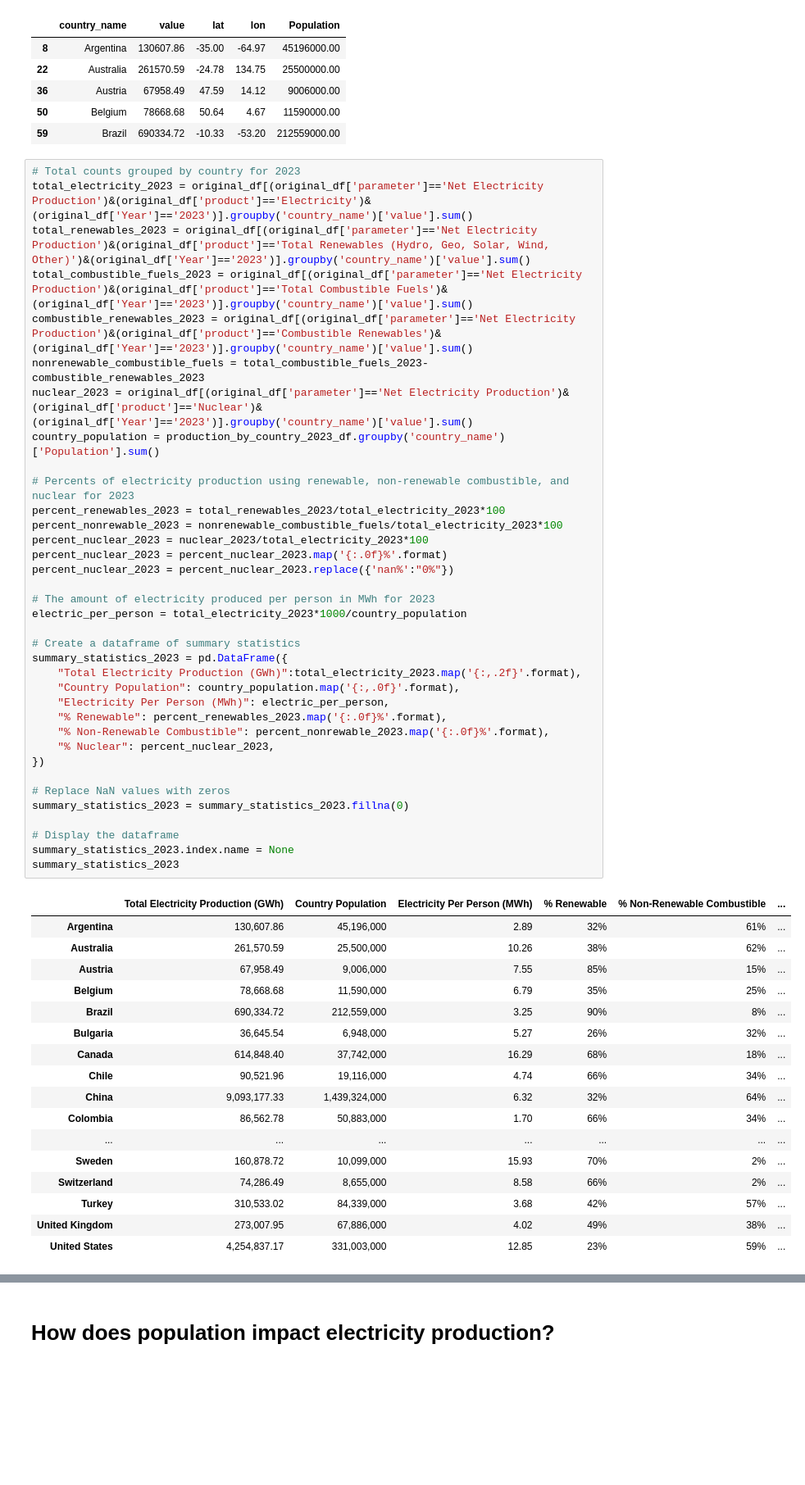
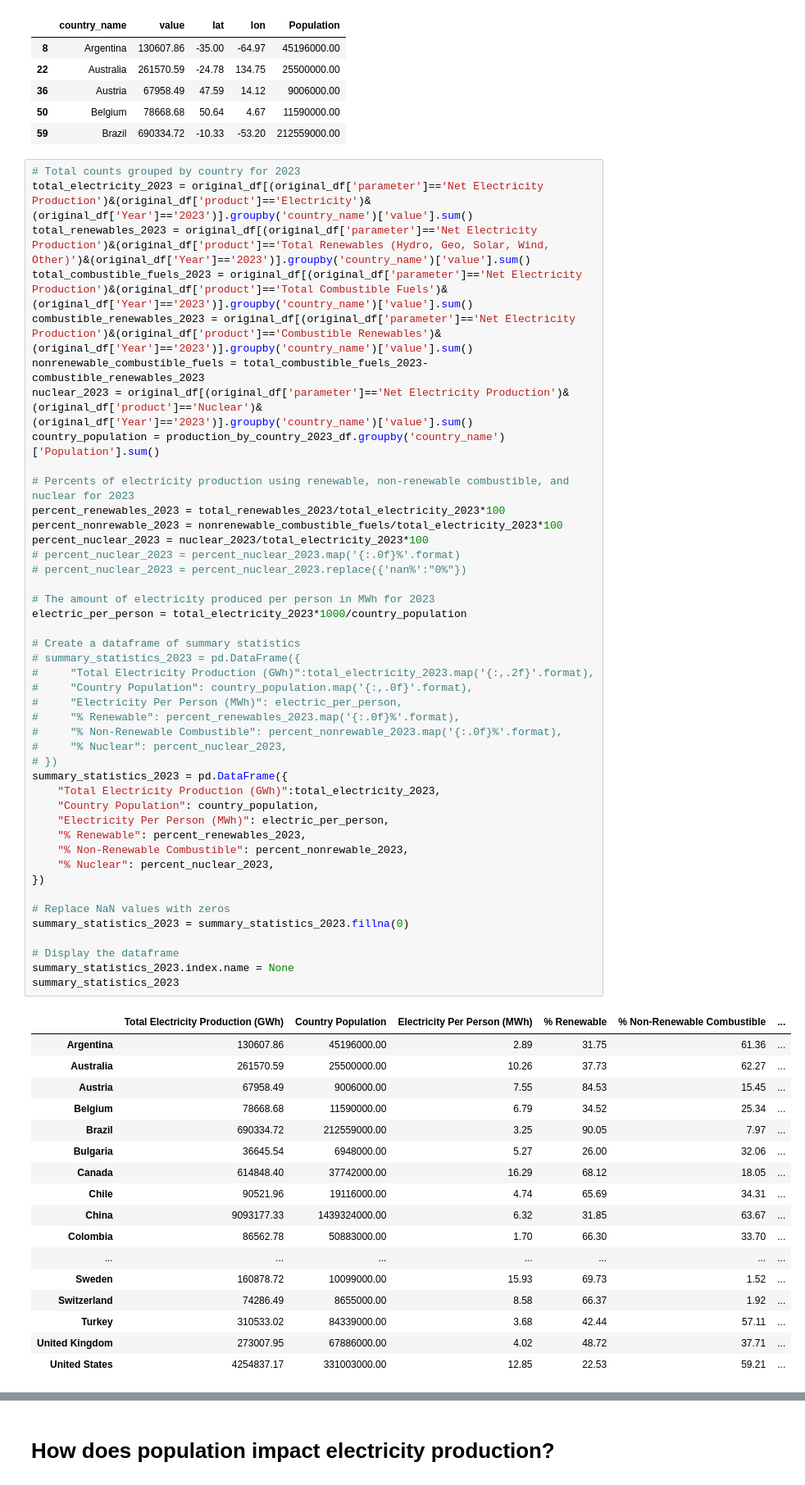
Before and after one commit to bburwinkel0721/Electric-Production, a Jupyter notebook: electricity_anaylsis.ipynb, the cells around one changed output, grey strips where cells are left out. Shown: that part at 82% size. Drawn from its saved outputs; the diff is of its cells as text; blank space fills up the shorter version.

```diff
--- a/electricity_anaylsis.ipynb
+++ b/electricity_anaylsis.ipynb
@@ -190,52 +190,60 @@ production_by_country_2023_df.head()
 total_electricity_2023 = original_df[(original_df['parameter']=='Net Electricity Production')&(original_df['product']=='Electricity')&(original_df['Year']=='2023')].groupby('country_name')['value'].sum()
 total_renewables_2023 = original_df[(original_df['parameter']=='Net Electricity Production')&(original_df['product']=='Total Renewables (Hydro, Geo, Solar, Wind, Other)')&(original_df['Year']=='2023')].groupby('country_name')['value'].sum()
 total_combustible_fuels_2023 = original_df[(original_df['parameter']=='Net Electricity Production')&(original_df['product']=='Total Combustible Fuels')&(original_df['Year']=='2023')].groupby('country_name')['value'].sum()
 combustible_renewables_2023 = original_df[(original_df['parameter']=='Net Electricity Production')&(original_df['product']=='Combustible Renewables')&(original_df['Year']=='2023')].groupby('country_name')['value'].sum()
 nonrenewable_combustible_fuels = total_combustible_fuels_2023-combustible_renewables_2023
 nuclear_2023 = original_df[(original_df['parameter']=='Net Electricity Production')&(original_df['product']=='Nuclear')&(original_df['Year']=='2023')].groupby('country_name')['value'].sum()
 country_population = production_by_country_2023_df.groupby('country_name')['Population'].sum()
 
 # Percents of electricity production using renewable, non-renewable combustible, and nuclear for 2023
 percent_renewables_2023 = total_renewables_2023/total_electricity_2023*100
 percent_nonrewable_2023 = nonrenewable_combustible_fuels/total_electricity_2023*100
 percent_nuclear_2023 = nuclear_2023/total_electricity_2023*100
-percent_nuclear_2023 = percent_nuclear_2023.map('{:.0f}%'.format)
-percent_nuclear_2023 = percent_nuclear_2023.replace({'nan%':"0%"})
+# percent_nuclear_2023 = percent_nuclear_2023.map('{:.0f}%'.format)
+# percent_nuclear_2023 = percent_nuclear_2023.replace({'nan%':"0%"})
 
 # The amount of electricity produced per person in MWh for 2023
 electric_per_person = total_electricity_2023*1000/country_population
 
 # Create a dataframe of summary statistics
+# summary_statistics_2023 = pd.DataFrame({
+#     "Total Electricity Production (GWh)":total_electricity_2023.map('{:,.2f}'.format),
+#     "Country Population": country_population.map('{:,.0f}'.format),
+#     "Electricity Per Person (MWh)": electric_per_person,
+#     "% Renewable": percent_renewables_2023.map('{:.0f}%'.format),
+#     "% Non-Renewable Combustible": percent_nonrewable_2023.map('{:.0f}%'.format),
+#     "% Nuclear": percent_nuclear_2023,
+# })
 summary_statistics_2023 = pd.DataFrame({
-    "Total Electricity Production (GWh)":total_electricity_2023.map('{:,.2f}'.format),
-    "Country Population": country_population.map('{:,.0f}'.format),
+    "Total Electricity Production (GWh)":total_electricity_2023,
+    "Country Population": country_population,
     "Electricity Per Person (MWh)": electric_per_person,
-    "% Renewable": percent_renewables_2023.map('{:.0f}%'.format),
-    "% Non-Renewable Combustible": percent_nonrewable_2023.map('{:.0f}%'.format),
+    "% Renewable": percent_renewables_2023,
+    "% Non-Renewable Combustible": percent_nonrewable_2023,
     "% Nuclear": percent_nuclear_2023,
 })
 
 # Replace NaN values with zeros
 summary_statistics_2023 = summary_statistics_2023.fillna(0)
 
 # Display the dataframe
 summary_statistics_2023.index.name = None
 summary_statistics_2023
 # %% [output]
 |  | Total Electricity Production (GWh) | Country Population | Electricity Per Person (MWh) | % Renewable | % Non-Renewable Combustible | ... |
-| Argentina | 130,607.86 | 45,196,000 | 2.89 | 32% | 61% | ... |
-| Australia | 261,570.59 | 25,500,000 | 10.26 | 38% | 62% | ... |
-| Austria | 67,958.49 | 9,006,000 | 7.55 | 85% | 15% | ... |
-| Belgium | 78,668.68 | 11,590,000 | 6.79 | 35% | 25% | ... |
-| Brazil | 690,334.72 | 212,559,000 | 3.25 | 90% | 8% | ... |
-| Bulgaria | 36,645.54 | 6,948,000 | 5.27 | 26% | 32% | ... |
-| Canada | 614,848.40 | 37,742,000 | 16.29 | 68% | 18% | ... |
-| Chile | 90,521.96 | 19,116,000 | 4.74 | 66% | 34% | ... |
-| China | 9,093,177.33 | 1,439,324,000 | 6.32 | 32% | 64% | ... |
-| Colombia | 86,562.78 | 50,883,000 | 1.70 | 66% | 34% | ... |
+| Argentina | 130607.86 | 45196000.00 | 2.89 | 31.75 | 61.36 | ... |
+| Australia | 261570.59 | 25500000.00 | 10.26 | 37.73 | 62.27 | ... |
+| Austria | 67958.49 | 9006000.00 | 7.55 | 84.53 | 15.45 | ... |
+| Belgium | 78668.68 | 11590000.00 | 6.79 | 34.52 | 25.34 | ... |
+| Brazil | 690334.72 | 212559000.00 | 3.25 | 90.05 | 7.97 | ... |
+| Bulgaria | 36645.54 | 6948000.00 | 5.27 | 26.00 | 32.06 | ... |
+| Canada | 614848.40 | 37742000.00 | 16.29 | 68.12 | 18.05 | ... |
+| Chile | 90521.96 | 19116000.00 | 4.74 | 65.69 | 34.31 | ... |
+| China | 9093177.33 | 1439324000.00 | 6.32 | 31.85 | 63.67 | ... |
+| Colombia | 86562.78 | 50883000.00 | 1.70 | 66.30 | 33.70 | ... |
 | ... | ... | ... | ... | ... | ... | ... |
-| Sweden | 160,878.72 | 10,099,000 | 15.93 | 70% | 2% | ... |
-| Switzerland | 74,286.49 | 8,655,000 | 8.58 | 66% | 2% | ... |
-| Turkey | 310,533.02 | 84,339,000 | 3.68 | 42% | 57% | ... |
-| United Kingdom | 273,007.95 | 67,886,000 | 4.02 | 49% | 38% | ... |
-| United States | 4,254,837.17 | 331,003,000 | 12.85 | 23% | 59% | ... |
+| Sweden | 160878.72 | 10099000.00 | 15.93 | 69.73 | 1.52 | ... |
+| Switzerland | 74286.49 | 8655000.00 | 8.58 | 66.37 | 1.92 | ... |
+| Turkey | 310533.02 | 84339000.00 | 3.68 | 42.44 | 57.11 | ... |
+| United Kingdom | 273007.95 | 67886000.00 | 4.02 | 48.72 | 37.71 | ... |
+| United States | 4254837.17 | 331003000.00 | 12.85 | 22.53 | 59.21 | ... |
```
Also changed, not shown: parts of 2 cells of this notebook.
